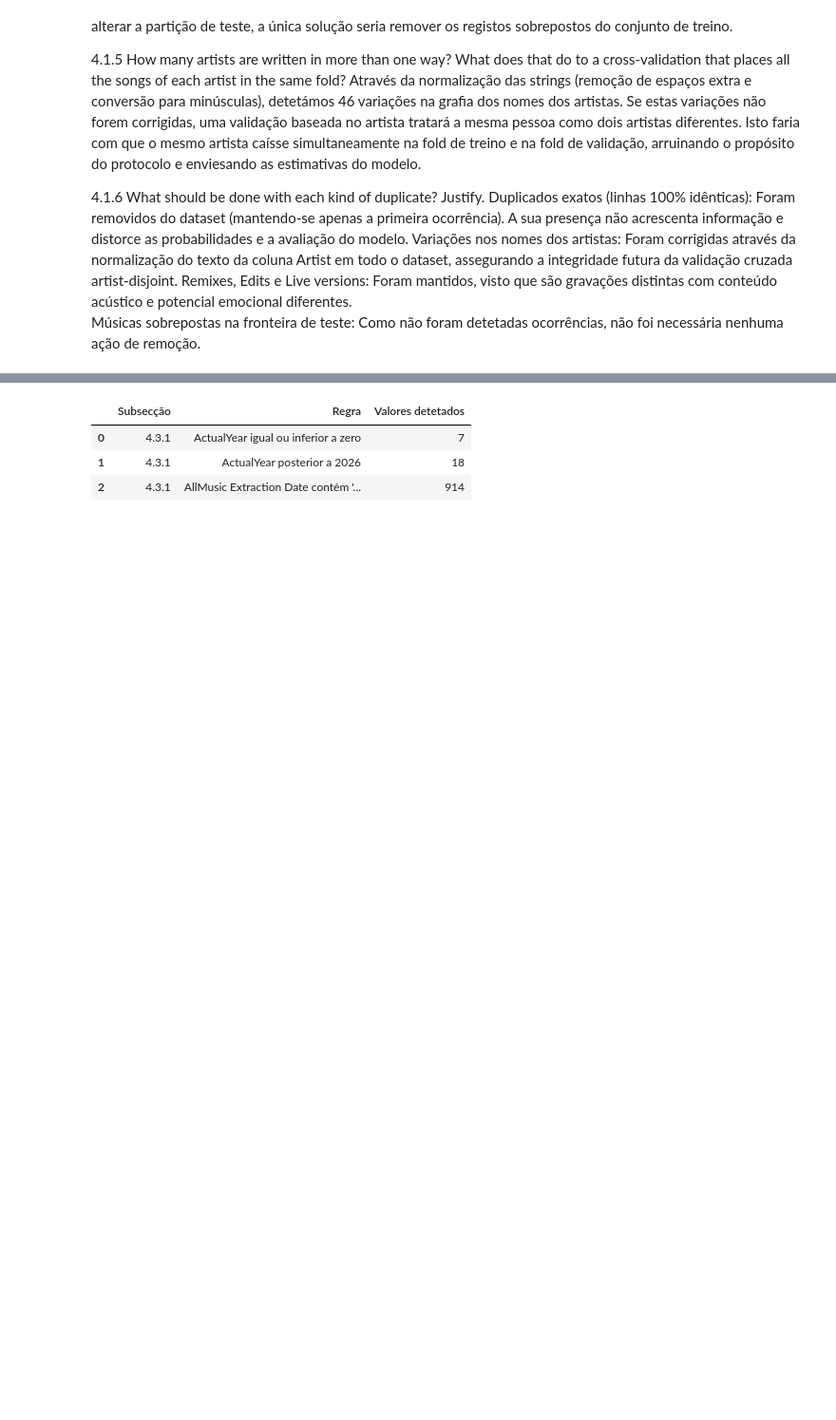
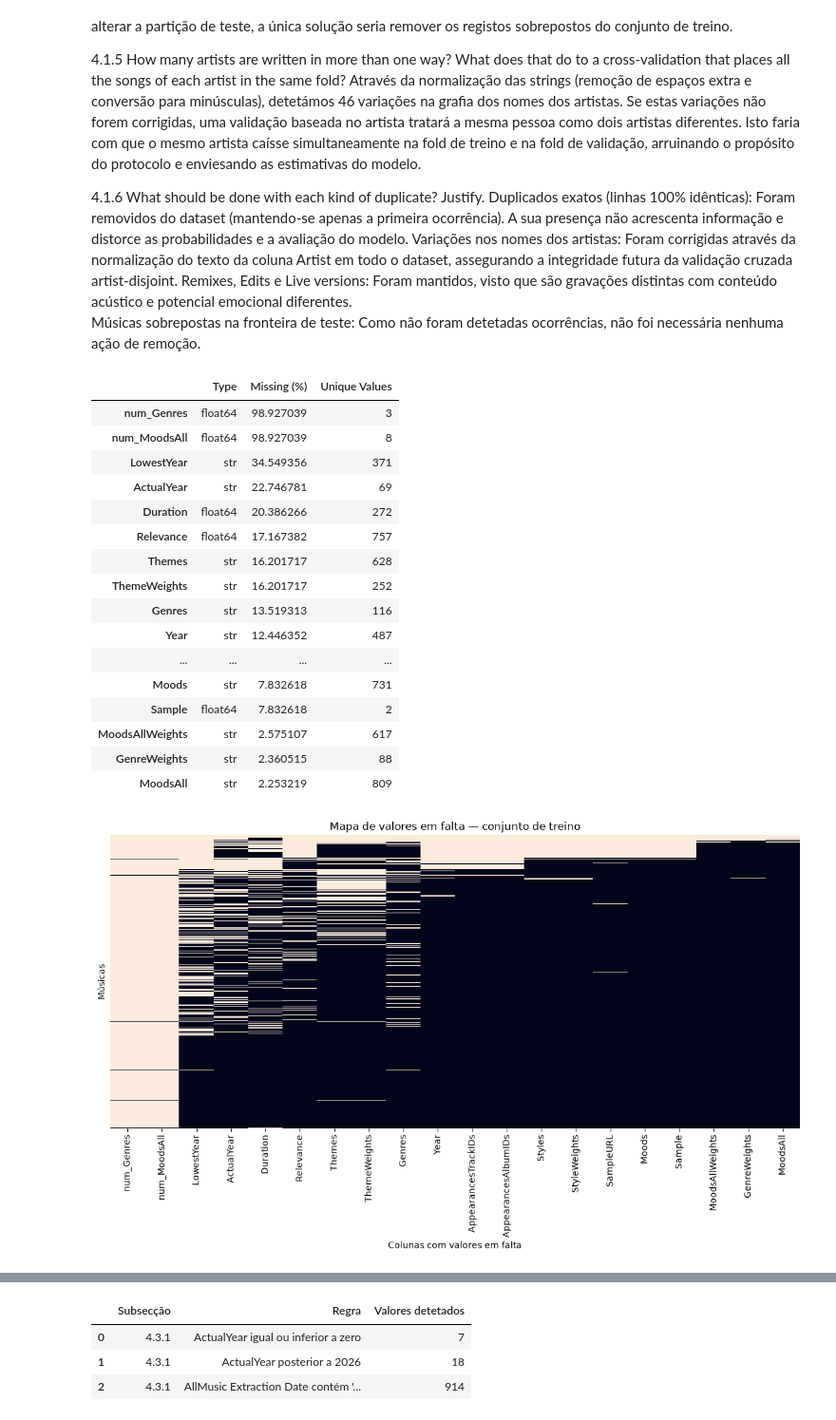
Before and after one commit to tdamiaon/ECAC-Projeto, a Jupyter notebook: a.ipynb, the cells around one changed output, grey strips where cells are left out. Shown at 95% size. Cells and saved outputs as stored; diff of their text form; code cells hidden in the pictures; blank space fills up the shorter version.

```diff
--- a/a.ipynb
+++ b/a.ipynb
@@ -214,3 +214,60 @@ Através da normalização das strings (remoção de espaços extra e conversão
 Duplicados exatos (linhas 100% idênticas): Foram removidos do dataset (mantendo-se apenas a primeira ocorrência). A sua presença não acrescenta informação e distorce as probabilidades e a avaliação do modelo.
 Variações nos nomes dos artistas: Foram corrigidas através da normalização do texto da coluna Artist em todo o dataset, assegurando a integridade futura da validação cruzada artist-disjoint.   Remixes, Edits e Live versions: Foram mantidos, visto que são gravações distintas com conteúdo acústico e potencial emocional diferentes.
 Músicas sobrepostas na fronteira de teste: Como não foram detetadas ocorrências, não foi necessária nenhuma ação de remoção.
+# %%
+# 4.2.1 — Resumo das colunas com valores em falta
+
+missing_summary = resume_df[
+    resume_df['Missing (%)'] > 0
+].sort_values('Missing (%)', ascending=False)
+
+display(missing_summary)
+
+# Selecionar as colunas que têm valores em falta
+cols_missing = missing_summary.index
+
+# Criar o mapa
+missing_map = df_train[cols_missing].isna()
+
+# Ordenar as músicas pelo número de valores em falta
+missing_map = missing_map.loc[
+    missing_map.sum(axis=1).sort_values(ascending=False).index
+]
+
+# Visualizar
+plt.figure(figsize=(14, 6))
+sns.heatmap(missing_map, cbar=False, yticklabels=False)
+
+plt.title('Mapa de valores em falta — conjunto de treino')
+plt.xlabel('Colunas com valores em falta')
+plt.ylabel('Músicas')
+plt.xticks(rotation=90)
+plt.show()
+
+# Associação entre indicadores de valores em falta
+missing_corr = missing_map.astype(int).corr()
+
+plt.figure(figsize=(12, 8))
+sns.heatmap(missing_corr, cmap='coolwarm', center=0, vmin=-1, vmax=1)
+
+plt.title('Associação entre valores em falta')
+plt.show()
+# %% [output]
+|  | Type | Missing (%) | Unique Values |
+| num_Genres | float64 | 98.927039 | 3 |
+| num_MoodsAll | float64 | 98.927039 | 8 |
+| LowestYear | str | 34.549356 | 371 |
+| ActualYear | str | 22.746781 | 69 |
+| Duration | float64 | 20.386266 | 272 |
+| Relevance | float64 | 17.167382 | 757 |
+| Themes | str | 16.201717 | 628 |
+| ThemeWeights | str | 16.201717 | 252 |
+| Genres | str | 13.519313 | 116 |
+| Year | str | 12.446352 | 487 |
+| ... | ... | ... | ... |
+| Moods | str | 7.832618 | 731 |
+| Sample | float64 | 7.832618 | 2 |
+| MoodsAllWeights | str | 2.575107 | 617 |
+| GenreWeights | str | 2.360515 | 88 |
+| MoodsAll | str | 2.253219 | 809 |
+[figure, added]
```
Also changed, not shown: parts of 10 cells of this notebook.
